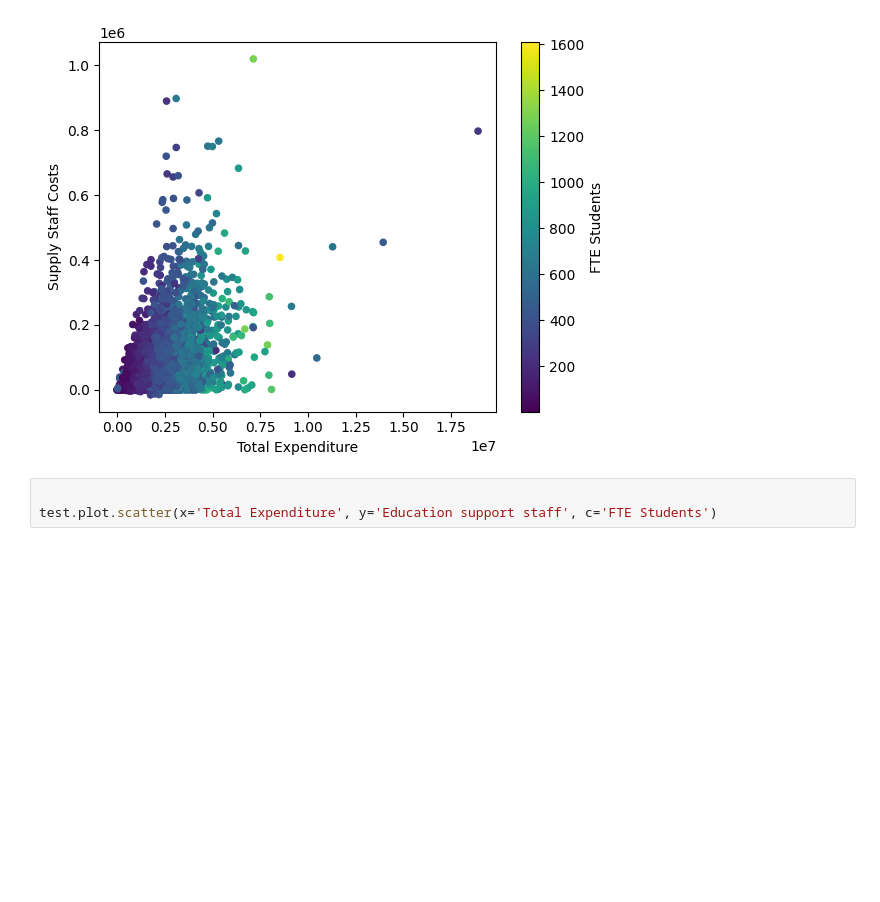
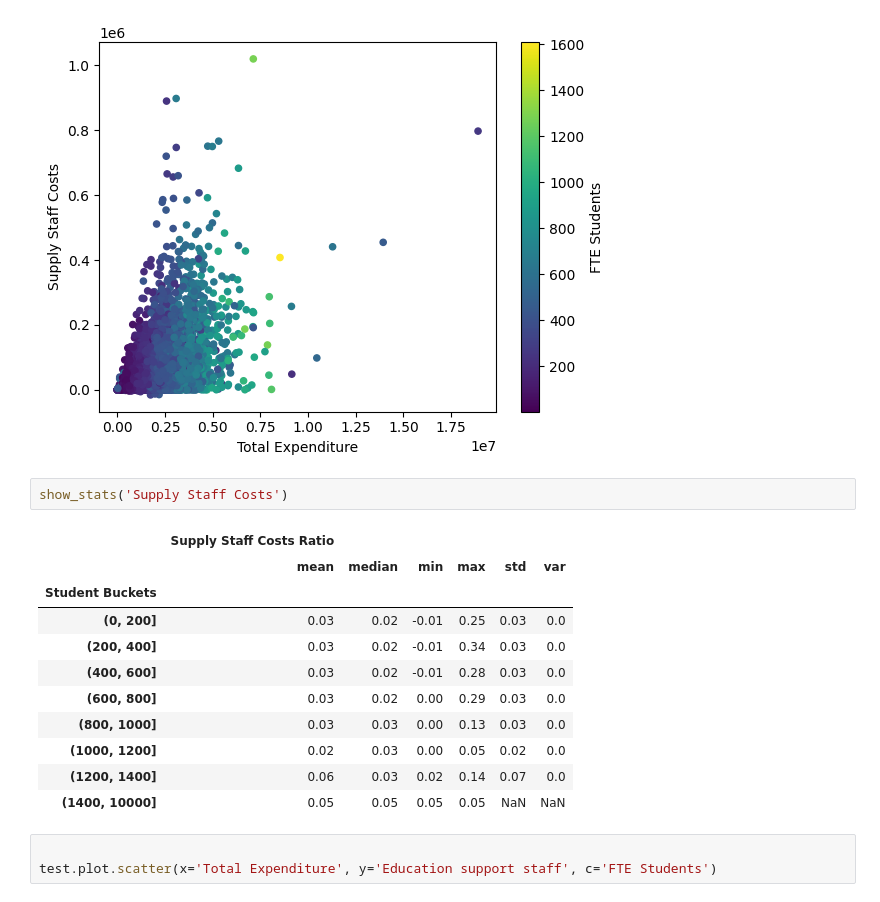
Before and after one commit to andrewmccall/schools, a Jupyter notebook: analysis.ipynb, the cells around one changed output. Saved outputs shown, nothing was run; the diff lists cells and outputs as text; blank space fills up the shorter version.

```diff
--- a/analysis.ipynb
+++ b/analysis.ipynb
@@ -180,6 +232,20 @@ test.plot.scatter(x='Total Expenditure', y='Supply Staff Costs', c='FTE Students
 # %% [output]
 <Axes: xlabel='Total Expenditure', ylabel='Supply Staff Costs'>
 [figure]
+# %%
+show_stats('Supply Staff Costs')
+# %% [output]
+|  | Supply Staff Costs Ratio |  |  |  |  |  |
+|  | mean | median | min | max | std | var |
+| Student Buckets |  |  |  |  |  |  |
+| (0, 200] | 0.03 | 0.02 | -0.01 | 0.25 | 0.03 | 0.0 |
+| (200, 400] | 0.03 | 0.02 | -0.01 | 0.34 | 0.03 | 0.0 |
+| (400, 600] | 0.03 | 0.02 | -0.01 | 0.28 | 0.03 | 0.0 |
+| (600, 800] | 0.03 | 0.02 | 0.00 | 0.29 | 0.03 | 0.0 |
+| (800, 1000] | 0.03 | 0.03 | 0.00 | 0.13 | 0.03 | 0.0 |
+| (1000, 1200] | 0.02 | 0.03 | 0.00 | 0.05 | 0.02 | 0.0 |
+| (1200, 1400] | 0.06 | 0.03 | 0.02 | 0.14 | 0.07 | 0.0 |
+| (1400, 10000] | 0.05 | 0.05 | 0.05 | 0.05 | NaN | NaN |
 # %%
 
 test.plot.scatter(x='Total Expenditure', y='Education support staff', c='FTE Students')
```
Also changed, not shown: parts of 12 cells of this notebook.
